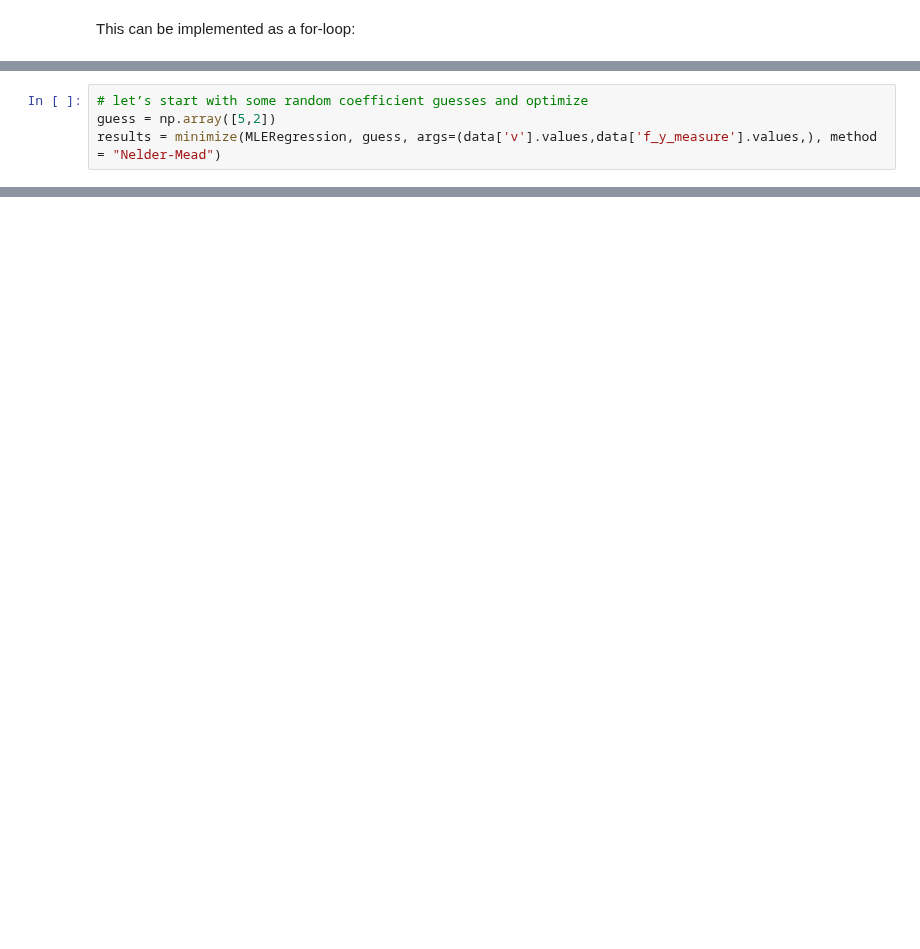
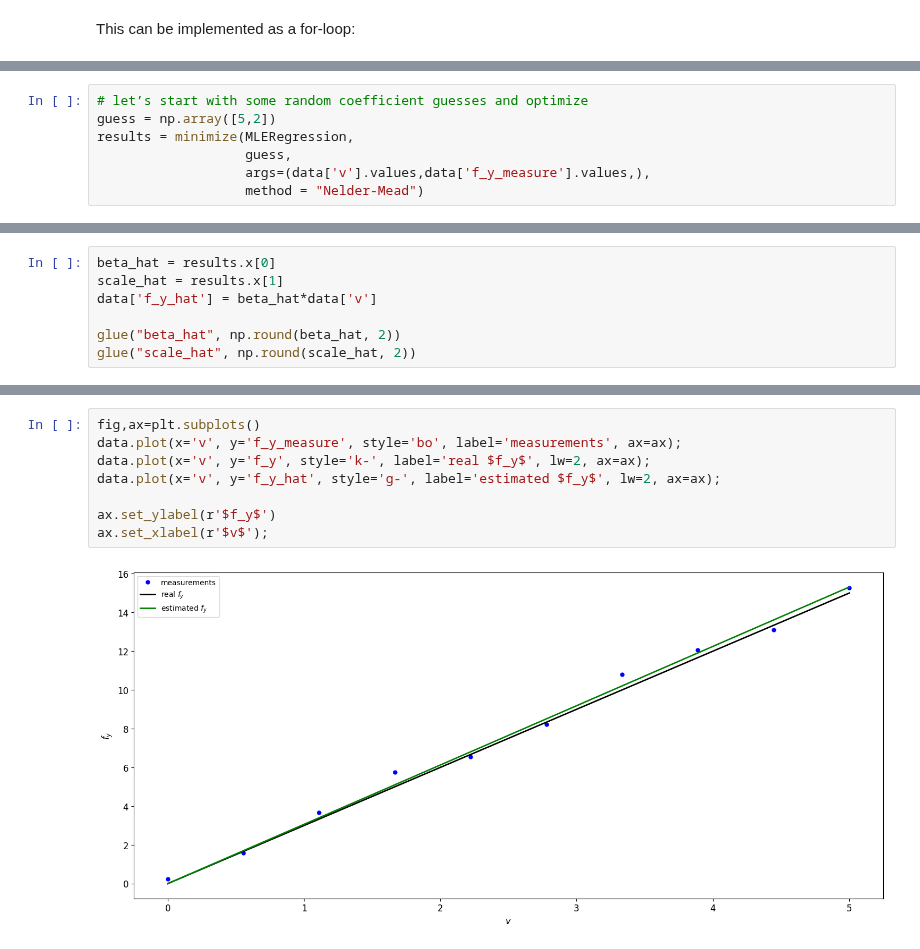
Before and after one commit to martinlarsalbert/VesselManoeuvringModels, a Jupyter notebook: docs/book/30.01_maximum_likelihood.ipynb, the cells around one changed output, grey strips where cells are left out. Saved outputs shown, nothing was run; the diff lists cells and outputs as text; blank space fills up the shorter version.

```diff
--- a/docs/book/30.01_maximum_likelihood.ipynb
+++ b/docs/book/30.01_maximum_likelihood.ipynb
@@ -165,7 +192,10 @@ def MLERegression(params, v, f_y):
 # %%
 # let’s start with some random coefficient guesses and optimize
 guess = np.array([5,2])
-results = minimize(MLERegression, guess, args=(data['v'].values,data['f_y_measure'].values,), method = "Nelder-Mead")
+results = minimize(MLERegression,
+                   guess,
+                   args=(data['v'].values,data['f_y_measure'].values,),
+                   method = "Nelder-Mead")
 # %%
 results
 # %% [output]
@@ -183,0 +212,7 @@ So this optimization estimated $\beta$
+# %%
+beta_hat = results.x[0]
+scale_hat = results.x[1]
+data['f_y_hat'] = beta_hat*data['v']
+
+glue("beta_hat", np.round(beta_hat, 2))
+glue("scale_hat", np.round(scale_hat, 2))
@@ -183,0 +225,10 @@ So this optimization estimated $\beta$
+# %%
+fig,ax=plt.subplots()
+data.plot(x='v', y='f_y_measure', style='bo', label='measurements', ax=ax);
+data.plot(x='v', y='f_y', style='k-', label='real $f_y$', lw=2, ax=ax);
+data.plot(x='v', y='f_y_hat', style='g-', label='estimated $f_y$', lw=2, ax=ax);
+
+ax.set_ylabel(r'$f_y$')
+ax.set_xlabel(r'$v$');
+# %% [output]
+[figure, added]
```
Also changed, not shown: parts of 23 cells of this notebook, 8 other files.
